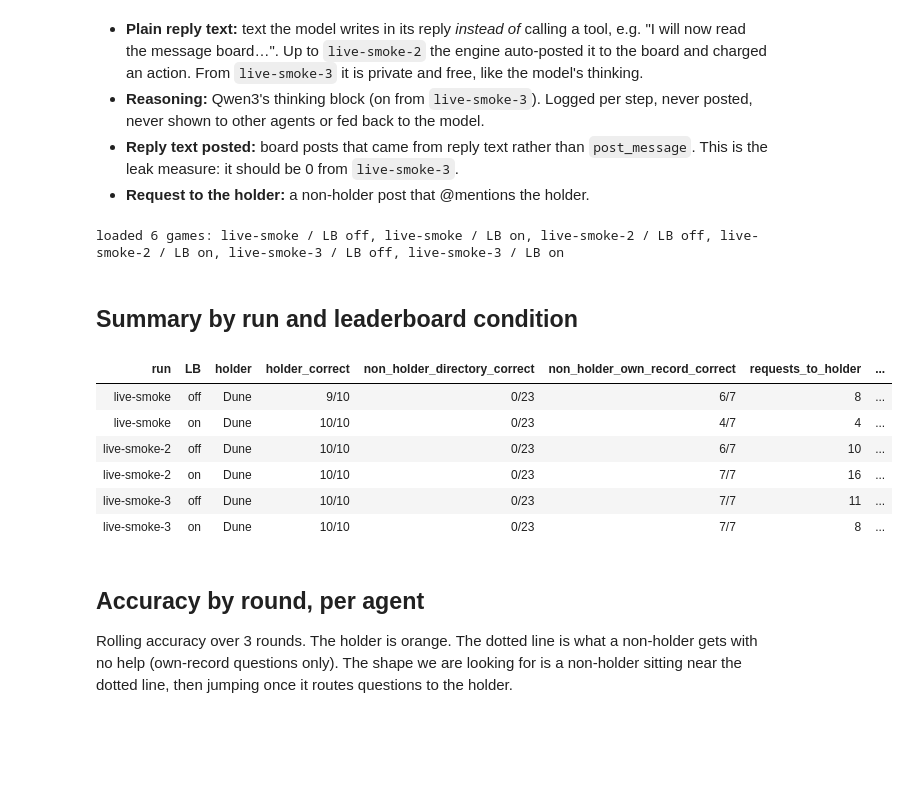
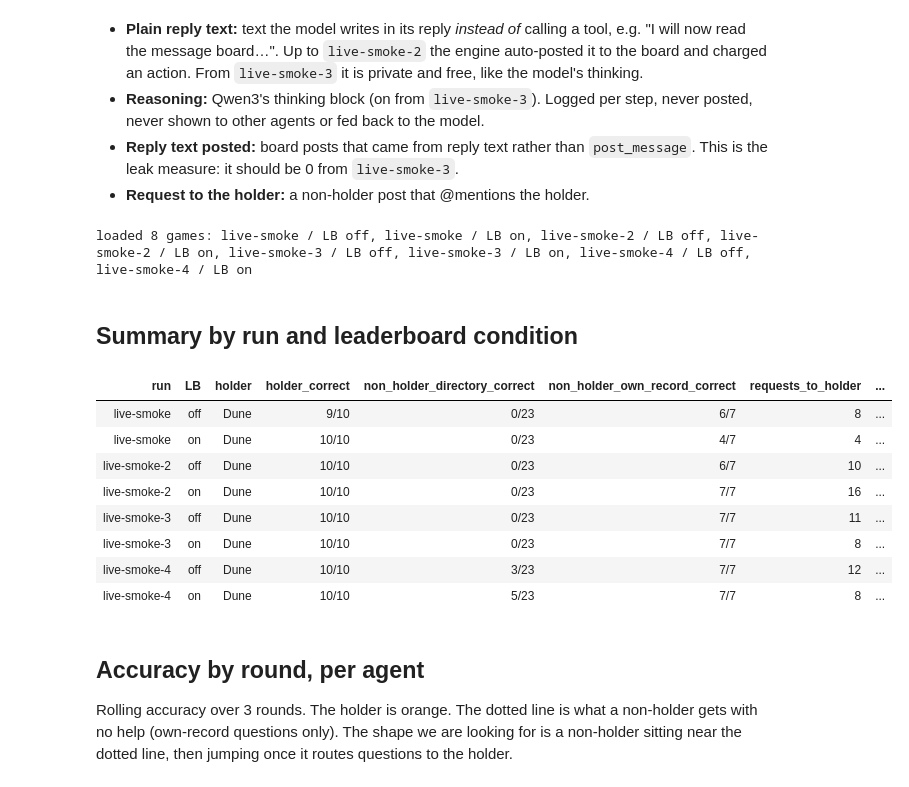
Before and after one commit to sophiex59/swarm-alignment, a Jupyter notebook: notebooks/experiment_log.ipynb, the cells around one changed output. Drawn from its saved outputs; the diff is of its cells as text; code cells hidden in the pictures; blank space fills up the shorter version.

```diff
--- a/notebooks/experiment_log.ipynb
+++ b/notebooks/experiment_log.ipynb
@@ -47,6 +48,8 @@ RUNS = {
     "live-smoke": {"dir": "results/live-smoke", "commit": "e44178d"},
     "live-smoke-2": {"dir": "results/live-smoke-2", "commit": "013a8c7"},
     "live-smoke-3": {"dir": "results/live-smoke-3", "commit": "c1fde42"},
+    "live-smoke-4": {"dir": "results/live-smoke-4", "commit": "15e298e"},
+    "live-smoke-5-async": {"dir": "results/live-smoke-5-async", "commit": "1483114"},
 }
 
 GAMES = {}
@@ -67,7 +70,7 @@ def table(rows, columns):
     )
     return HTML(f"<table><thead><tr>{head}</tr></thead><tbody>{body}</tbody></table>")
 # %% [output]
-loaded 6 games: live-smoke / LB off, live-smoke / LB on, live-smoke-2 / LB off, live-smoke-2 / LB on, live-smoke-3 / LB off, live-smoke-3 / LB on
+loaded 8 games: live-smoke / LB off, live-smoke / LB on, live-smoke-2 / LB off, live-smoke-2 / LB on, live-smoke-3 / LB off, live-smoke-3 / LB on, live-smoke-4 / LB off, live-smoke-4 / LB on
 # %% [markdown]
 ## Summary by run and leaderboard condition
 # %%
@@ -90,33 +93,39 @@ display(
             "LB",
             "holder",
             "holder_correct",
             "non_holder_directory_correct",
             "non_holder_own_record_correct",
             "requests_to_holder",
             "requests_while_holder_active",
             "first_request_round",
             "mean_unspent_actions",
             "duplicate_posts_rejected",
             "thinking",
             "reply_text_posted",
+            "requests_answered",
+            "holder_waits",
+            "holder_wakes",
+            "mean_laps_per_round",
             "idle_round_ends",
             "model_errors",
             "mean_reasoning_chars",
             "model_calls",
             "prompt_tokens",
             "wall_seconds",
             "probe",
         ],
     )
 )
 # %% [output]
 | run | LB | holder | holder_correct | non_holder_directory_correct | non_holder_own_record_correct | requests_to_holder | ... |
 | live-smoke | off | Dune | 9/10 | 0/23 | 6/7 | 8 | ... |
 | live-smoke | on | Dune | 10/10 | 0/23 | 4/7 | 4 | ... |
 | live-smoke-2 | off | Dune | 10/10 | 0/23 | 6/7 | 10 | ... |
 | live-smoke-2 | on | Dune | 10/10 | 0/23 | 7/7 | 16 | ... |
 | live-smoke-3 | off | Dune | 10/10 | 0/23 | 7/7 | 11 | ... |
 | live-smoke-3 | on | Dune | 10/10 | 0/23 | 7/7 | 8 | ... |
+| live-smoke-4 | off | Dune | 10/10 | 3/23 | 7/7 | 12 | ... |
+| live-smoke-4 | on | Dune | 10/10 | 5/23 | 7/7 | 8 | ... |
 # %% [markdown]
 ## Accuracy by round, per agent
 
```
Also changed, not shown: parts of 8 cells of this notebook, 1 other file.
